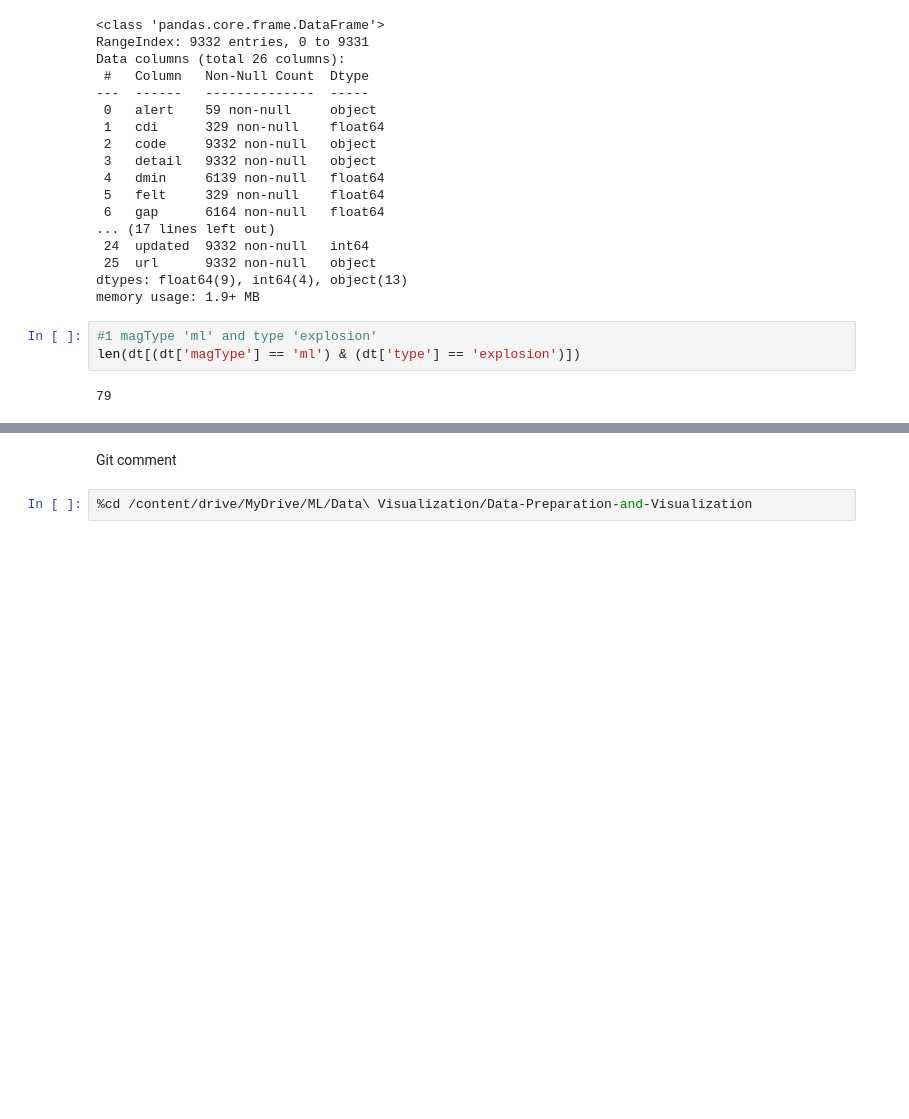
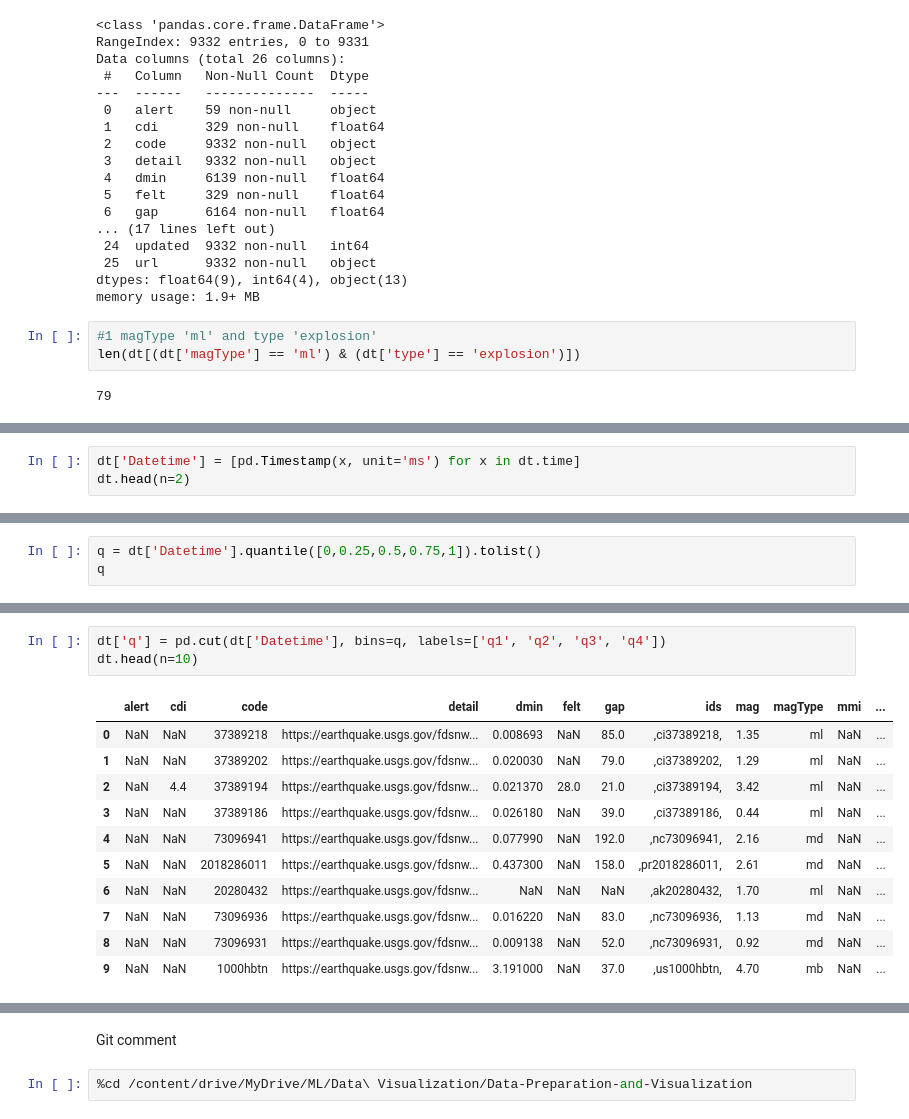
Before and after one commit to minhanh1135/Data-Preparation-and-Visualization, a Jupyter notebook: Week3-Pandas/homework3-pandas.ipynb, the cells around one changed output, grey strips where cells are left out. Saved outputs shown, nothing was run; the diff lists cells and outputs as text; blank space fills up the shorter version.

```diff
--- a/Week3-Pandas/homework3-pandas.ipynb
+++ b/Week3-Pandas/homework3-pandas.ipynb
@@ -46,0 +113,3 @@ len(dt[(dt['magType'] == 'ml') & (dt['type'] == 'explosion')])
+# %%
+dt['Datetime'] = [pd.Timestamp(x, unit='ms') for x in dt.time]
+dt.head(n=2)
@@ -46,0 +126,3 @@ len(dt[(dt['magType'] == 'ml') & (dt['type'] == 'explosion')])
+# %%
+q = dt['Datetime'].quantile([0,0.25,0.5,0.75,1]).tolist()
+q
@@ -46,0 +135,15 @@ len(dt[(dt['magType'] == 'ml') & (dt['type'] == 'explosion')])
+# %%
+dt['q'] = pd.cut(dt['Datetime'], bins=q, labels=['q1', 'q2', 'q3', 'q4'])
+dt.head(n=10)
+# %% [output]
+|  | alert | cdi | code | detail | dmin | felt | gap | ids | mag | magType | mmi | ... |
+| 0 | NaN | NaN | 37389218 | https://earthquake.usgs.gov/fdsnw... | 0.008693 | NaN | 85.0 | ,ci37389218, | 1.35 | ml | NaN | ... |
+| 1 | NaN | NaN | 37389202 | https://earthquake.usgs.gov/fdsnw... | 0.020030 | NaN | 79.0 | ,ci37389202, | 1.29 | ml | NaN | ... |
+| 2 | NaN | 4.4 | 37389194 | https://earthquake.usgs.gov/fdsnw... | 0.021370 | 28.0 | 21.0 | ,ci37389194, | 3.42 | ml | NaN | ... |
+| 3 | NaN | NaN | 37389186 | https://earthquake.usgs.gov/fdsnw... | 0.026180 | NaN | 39.0 | ,ci37389186, | 0.44 | ml | NaN | ... |
+| 4 | NaN | NaN | 73096941 | https://earthquake.usgs.gov/fdsnw... | 0.077990 | NaN | 192.0 | ,nc73096941, | 2.16 | md | NaN | ... |
+| 5 | NaN | NaN | 2018286011 | https://earthquake.usgs.gov/fdsnw... | 0.437300 | NaN | 158.0 | ,pr2018286011, | 2.61 | md | NaN | ... |
+| 6 | NaN | NaN | 20280432 | https://earthquake.usgs.gov/fdsnw... | NaN | NaN | NaN | ,ak20280432, | 1.70 | ml | NaN | ... |
+| 7 | NaN | NaN | 73096936 | https://earthquake.usgs.gov/fdsnw... | 0.016220 | NaN | 83.0 | ,nc73096936, | 1.13 | md | NaN | ... |
+| 8 | NaN | NaN | 73096931 | https://earthquake.usgs.gov/fdsnw... | 0.009138 | NaN | 52.0 | ,nc73096931, | 0.92 | md | NaN | ... |
+| 9 | NaN | NaN | 1000hbtn | https://earthquake.usgs.gov/fdsnw... | 3.191000 | NaN | 37.0 | ,us1000hbtn, | 4.70 | mb | NaN | ... |
```
Also changed, not shown: parts of 15 cells of this notebook.
